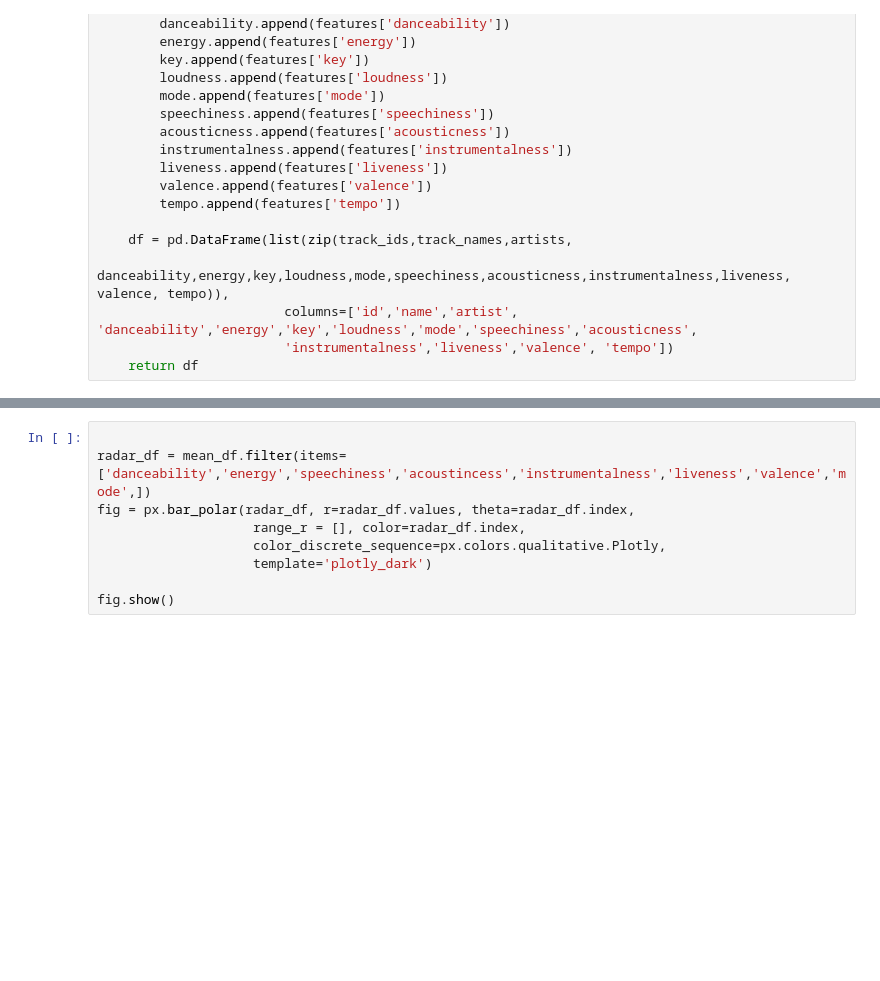
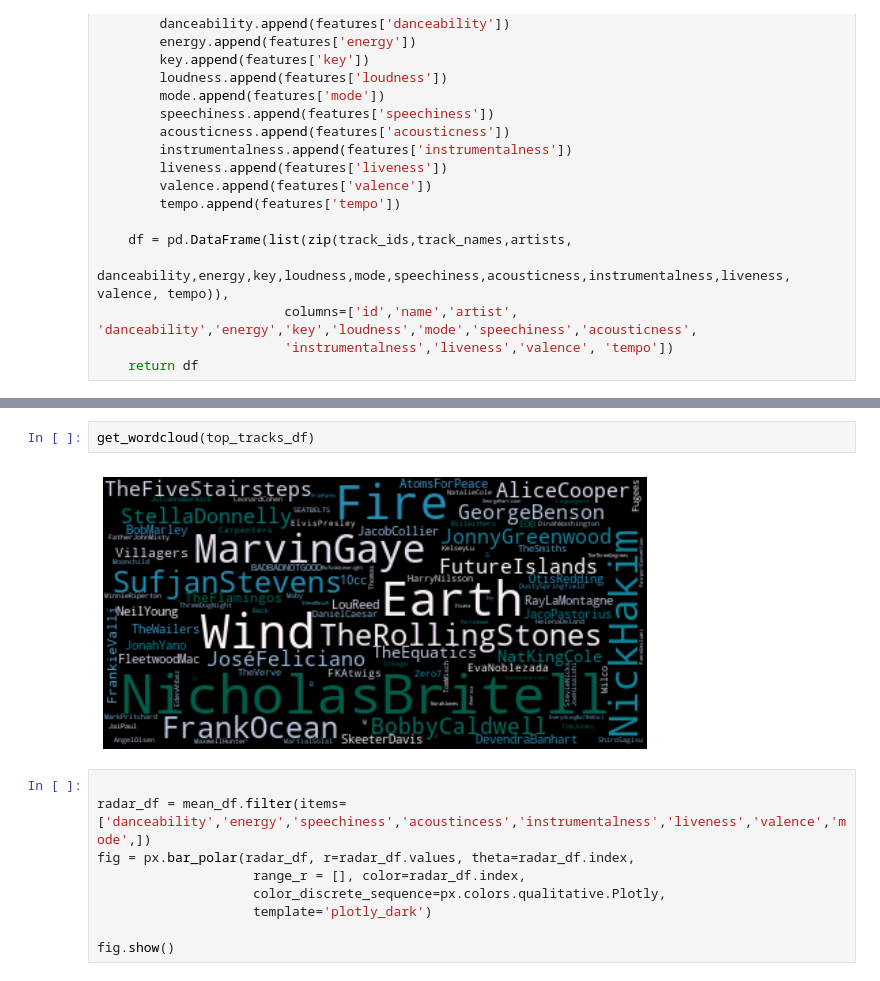
Before and after one commit to emileDesmaili/spotify_ml, a Jupyter notebook: EDA.ipynb, the cells around one changed output, grey strips where cells are left out. Saved outputs shown, nothing was run; the diff lists cells and outputs as text; blank space fills up the shorter version.

```diff
--- a/EDA.ipynb
+++ b/EDA.ipynb
@@ -179,6 +196,10 @@ Dropping of nuisance columns in DataFrame reductions (with 'numeric_only=None')
 | 7 | spotify:track:3qOuySPLpVyBXLuTNMgbRj | On Hold - Jamie xx Remix | The xx | 0.759 | 0.909 | 0 | -7.850 | 0 | 0.0373 | ... |
 | 8 | spotify:track:7jUDKdgTo3kMfGIfeQQEMw | You Make Me Feel (Mighty Real) - ... | Sylvester | 0.611 | 0.939 | 0 | -6.426 | 1 | 0.0447 | ... |
 | 9 | spotify:track:3WkibOpDF7cQ5xntM1epyf | It Wasn't Me | Shaggy | 0.853 | 0.606 | 0 | -4.596 | 1 | 0.0713 | ... |
+# %%
+get_wordcloud(top_tracks_df)
+# %% [output]
+[figure, added]
 # %%
 
 radar_df = mean_df.filter(items=['danceability','energy','speechiness','acoustincess','instrumentalness','liveness','valence','mode',])
```
Also changed, not shown: parts of 5 cells of this notebook.
